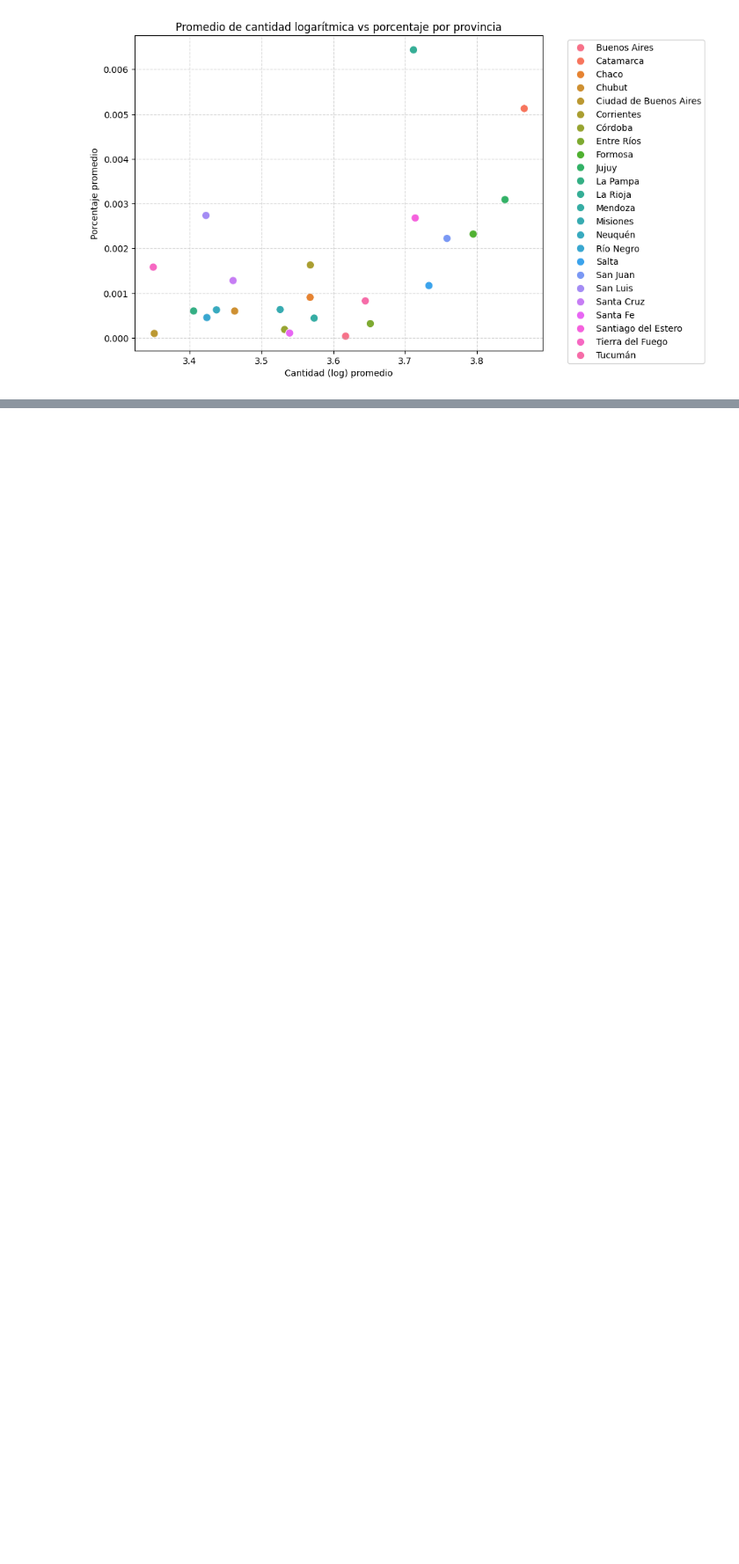
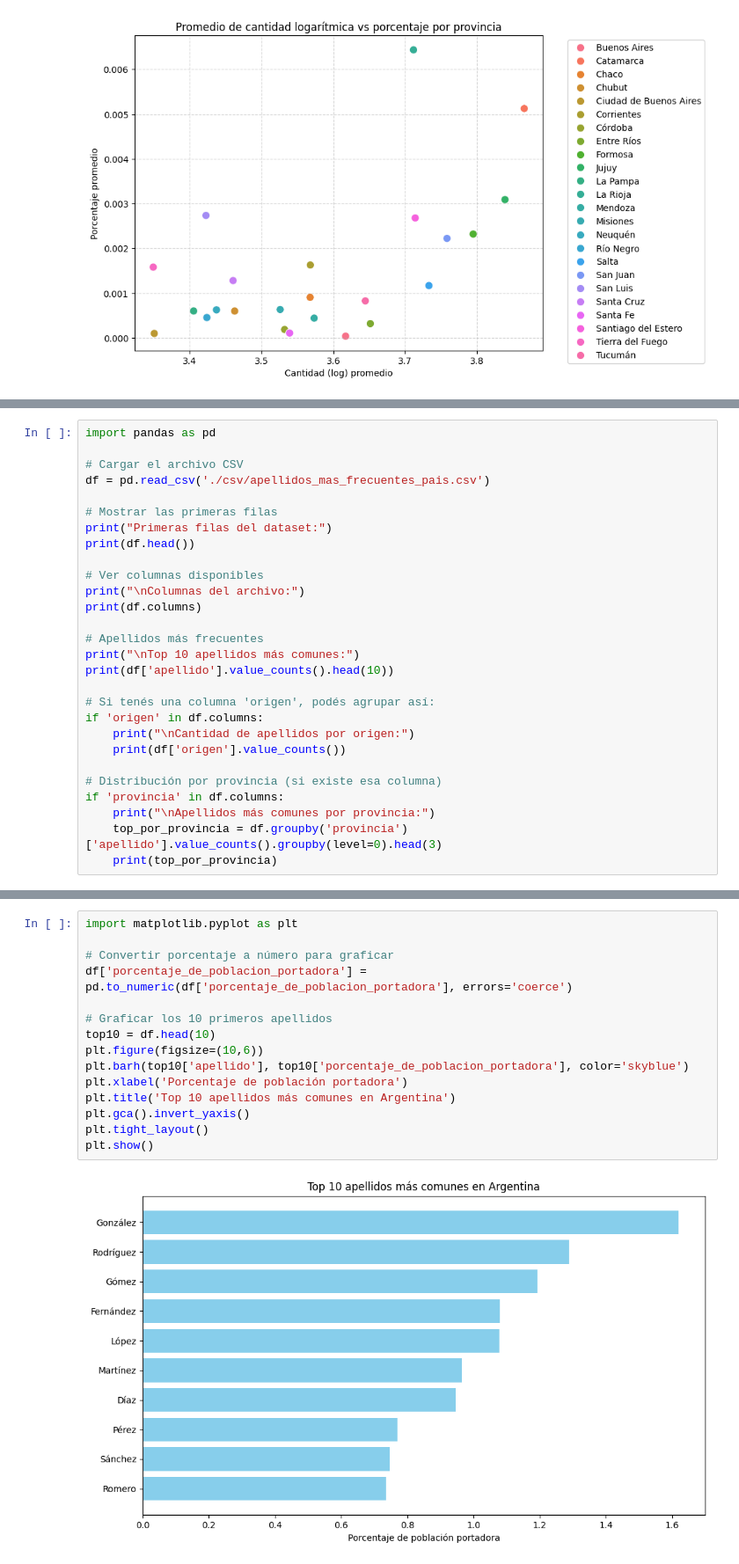
Before and after one commit to rada863/proyecto_1, a Jupyter notebook: proyecto_1.ipynb, the cells around one changed output, grey strips where cells are left out. Shown at 88% size. Cells and saved outputs as stored; diff of their text form; blank space fills up the shorter version.

```diff
--- a/proyecto_1.ipynb
+++ b/proyecto_1.ipynb
@@ -399,0 +396,28 @@ plt.show()
+# %%
+import pandas as pd
+
+# Cargar el archivo CSV
+df = pd.read_csv('./csv/apellidos_mas_frecuentes_pais.csv')
+
+# Mostrar las primeras filas
+print("Primeras filas del dataset:")
+print(df.head())
+
+# Ver columnas disponibles
+print("\nColumnas del archivo:")
+print(df.columns)
+
+# Apellidos más frecuentes
+print("\nTop 10 apellidos más comunes:")
+print(df['apellido'].value_counts().head(10))
+
+# Si tenés una columna 'origen', podés agrupar así:
+if 'origen' in df.columns:
+    print("\nCantidad de apellidos por origen:")
+    print(df['origen'].value_counts())
+
+# Distribución por provincia (si existe esa columna)
+if 'provincia' in df.columns:
+    print("\nApellidos más comunes por provincia:")
+    top_por_provincia = df.groupby('provincia')['apellido'].value_counts().groupby(level=0).head(3)
+    print(top_por_provincia)
@@ -399,0 +442,17 @@ plt.show()
+# %%
+import matplotlib.pyplot as plt
+
+# Convertir porcentaje a número para graficar
+df['porcentaje_de_poblacion_portadora'] = pd.to_numeric(df['porcentaje_de_poblacion_portadora'], errors='coerce')
+
+# Graficar los 10 primeros apellidos
+top10 = df.head(10)
+plt.figure(figsize=(10,6))
+plt.barh(top10['apellido'], top10['porcentaje_de_poblacion_portadora'], color='skyblue')
+plt.xlabel('Porcentaje de población portadora')
+plt.title('Top 10 apellidos más comunes en Argentina')
+plt.gca().invert_yaxis()
+plt.tight_layout()
+plt.show()
+# %% [output]
+[figure, added]
```
Also changed, not shown: parts of 7 cells of this notebook.
